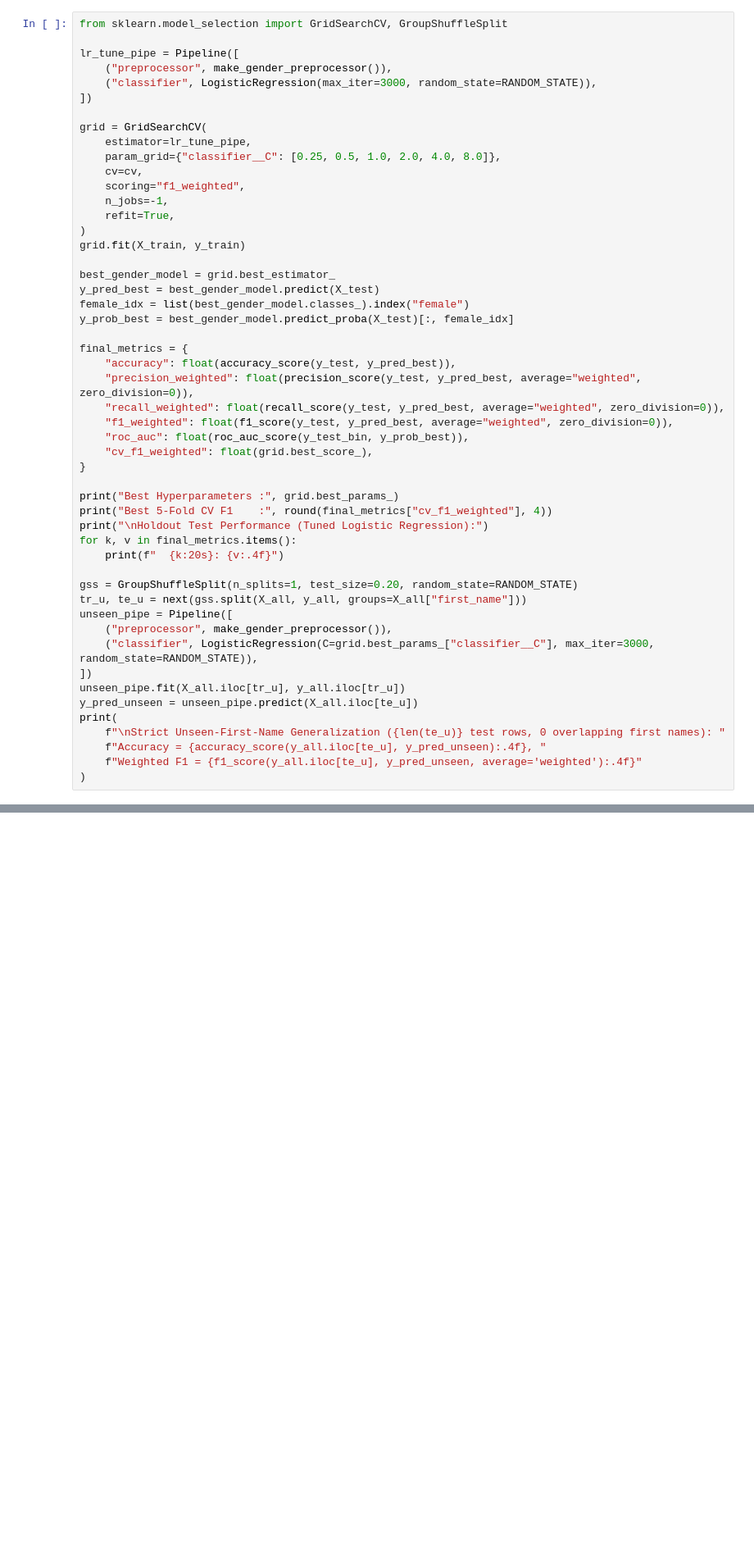
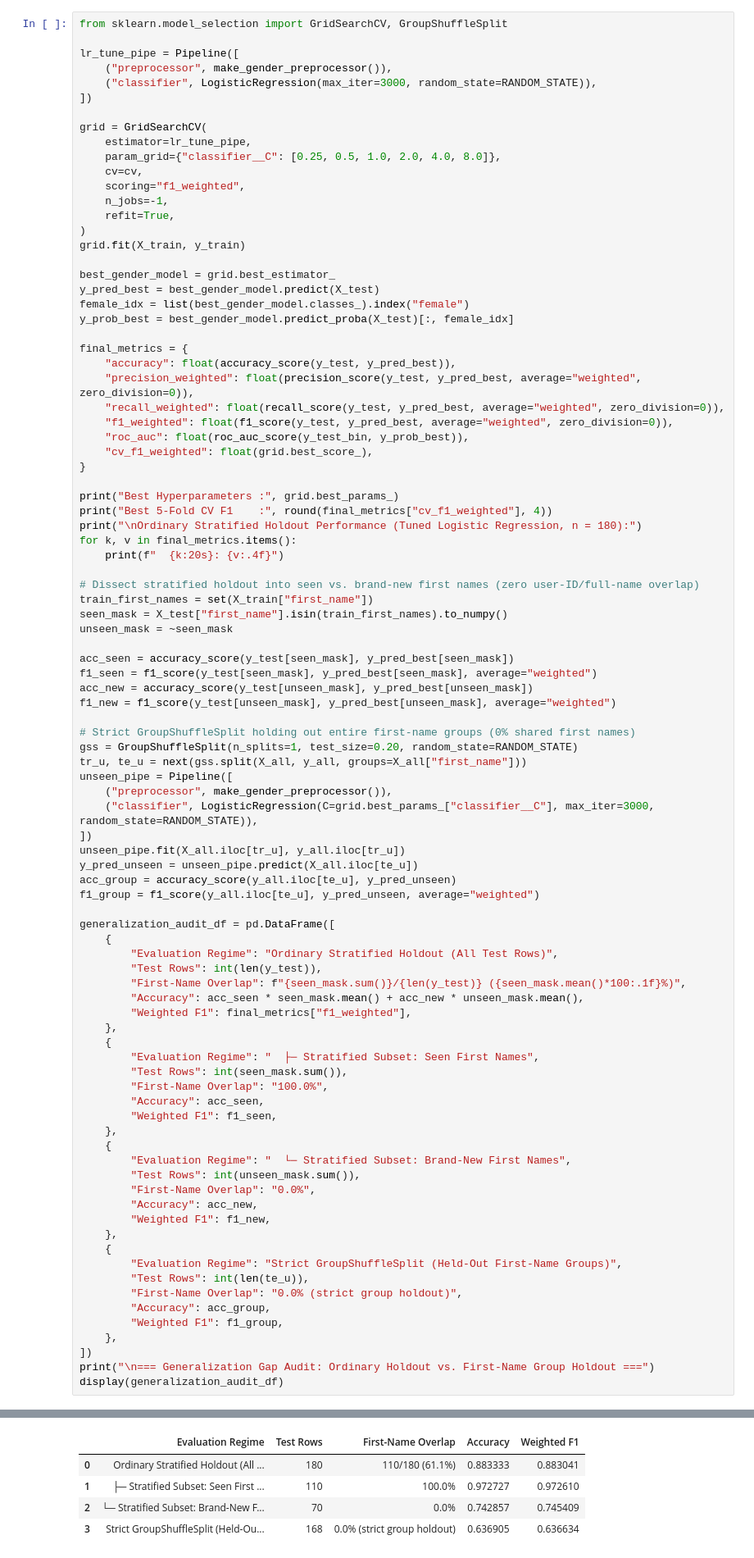
Before and after one commit to vkur-78/traveliq-platform, a Jupyter notebook: notebooks/02_gender_classification.ipynb, the cells around one changed output, grey strips where cells are left out. Shown at 82% size. Drawn from its saved outputs; the diff is of its cells as text; blank space fills up the shorter version.

Commit message:
Finalize TRAVELIQ Colab-ready capstone notebooks (01 Flight, 02 Gender Audit, 03 Hybrid Recommender)

```diff
--- a/notebooks/02_gender_classification.ipynb
+++ b/notebooks/02_gender_classification.ipynb
@@ -553,10 +611,21 @@ final_metrics = {
 
 print("Best Hyperparameters :", grid.best_params_)
 print("Best 5-Fold CV F1    :", round(final_metrics["cv_f1_weighted"], 4))
-print("\nHoldout Test Performance (Tuned Logistic Regression):")
+print("\nOrdinary Stratified Holdout Performance (Tuned Logistic Regression, n = 180):")
 for k, v in final_metrics.items():
     print(f"  {k:20s}: {v:.4f}")
 
+# Dissect stratified holdout into seen vs. brand-new first names (zero user-ID/full-name overlap)
+train_first_names = set(X_train["first_name"])
+seen_mask = X_test["first_name"].isin(train_first_names).to_numpy()
+unseen_mask = ~seen_mask
+
+acc_seen = accuracy_score(y_test[seen_mask], y_pred_best[seen_mask])
+f1_seen = f1_score(y_test[seen_mask], y_pred_best[seen_mask], average="weighted")
+acc_new = accuracy_score(y_test[unseen_mask], y_pred_best[unseen_mask])
+f1_new = f1_score(y_test[unseen_mask], y_pred_best[unseen_mask], average="weighted")
+
+# Strict GroupShuffleSplit holding out entire first-name groups (0% shared first names)
 gss = GroupShuffleSplit(n_splits=1, test_size=0.20, random_state=RANDOM_STATE)
 tr_u, te_u = next(gss.split(X_all, y_all, groups=X_all["first_name"]))
 unseen_pipe = Pipeline([
@@ -565,11 +634,41 @@ unseen_pipe = Pipeline([
 ])
 unseen_pipe.fit(X_all.iloc[tr_u], y_all.iloc[tr_u])
 y_pred_unseen = unseen_pipe.predict(X_all.iloc[te_u])
-print(
-    f"\nStrict Unseen-First-Name Generalization ({len(te_u)} test rows, 0 overlapping first names): "
-    f"Accuracy = {accuracy_score(y_all.iloc[te_u], y_pred_unseen):.4f}, "
-    f"Weighted F1 = {f1_score(y_all.iloc[te_u], y_pred_unseen, average='weighted'):.4f}"
-)
+acc_group = accuracy_score(y_all.iloc[te_u], y_pred_unseen)
+f1_group = f1_score(y_all.iloc[te_u], y_pred_unseen, average="weighted")
+
+generalization_audit_df = pd.DataFrame([
+    {
+        "Evaluation Regime": "Ordinary Stratified Holdout (All Test Rows)",
+        "Test Rows": int(len(y_test)),
+        "First-Name Overlap": f"{seen_mask.sum()}/{len(y_test)} ({seen_mask.mean()*100:.1f}%)",
+        "Accuracy": acc_seen * seen_mask.mean() + acc_new * unseen_mask.mean(),
+        "Weighted F1": final_metrics["f1_weighted"],
+    },
+    {
+        "Evaluation Regime": "  ├─ Stratified Subset: Seen First Names",
+        "Test Rows": int(seen_mask.sum()),
+        "First-Name Overlap": "100.0%",
+        "Accuracy": acc_seen,
+        "Weighted F1": f1_seen,
+    },
+    {
+        "Evaluation Regime": "  └─ Stratified Subset: Brand-New First Names",
+        "Test Rows": int(unseen_mask.sum()),
+        "First-Name Overlap": "0.0%",
+        "Accuracy": acc_new,
+        "Weighted F1": f1_new,
+    },
+    {
+        "Evaluation Regime": "Strict GroupShuffleSplit (Held-Out First-Name Groups)",
+        "Test Rows": int(len(te_u)),
+        "First-Name Overlap": "0.0% (strict group holdout)",
+        "Accuracy": acc_group,
+        "Weighted F1": f1_group,
+    },
+])
+print("\n=== Generalization Gap Audit: Ordinary Holdout vs. First-Name Group Holdout ===")
+display(generalization_audit_df)
 # %% [output]
 Best Hyperparameters : {'classifier__C': 8.0}
 Best 5-Fold CV F1    : 0.9083
@@ -586 +685,6 @@ Strict Unseen-First-Name Generalization (168 test rows, 0 overlapping first name
+|  | Evaluation Regime | Test Rows | First-Name Overlap | Accuracy | Weighted F1 |
+| 0 | Ordinary Stratified Holdout (All ... | 180 | 110/180 (61.1%) | 0.883333 | 0.883041 |
+| 1 | ├─ Stratified Subset: Seen First ... | 110 | 100.0% | 0.972727 | 0.972610 |
+| 2 | └─ Stratified Subset: Brand-New F... | 70 | 0.0% | 0.742857 | 0.745409 |
+| 3 | Strict GroupShuffleSplit (Held-Ou... | 168 | 0.0% (strict group holdout) | 0.636905 | 0.636634 |
 # %% [markdown]
```
Also changed, not shown: parts of 15 cells of this notebook, 3 other files.
